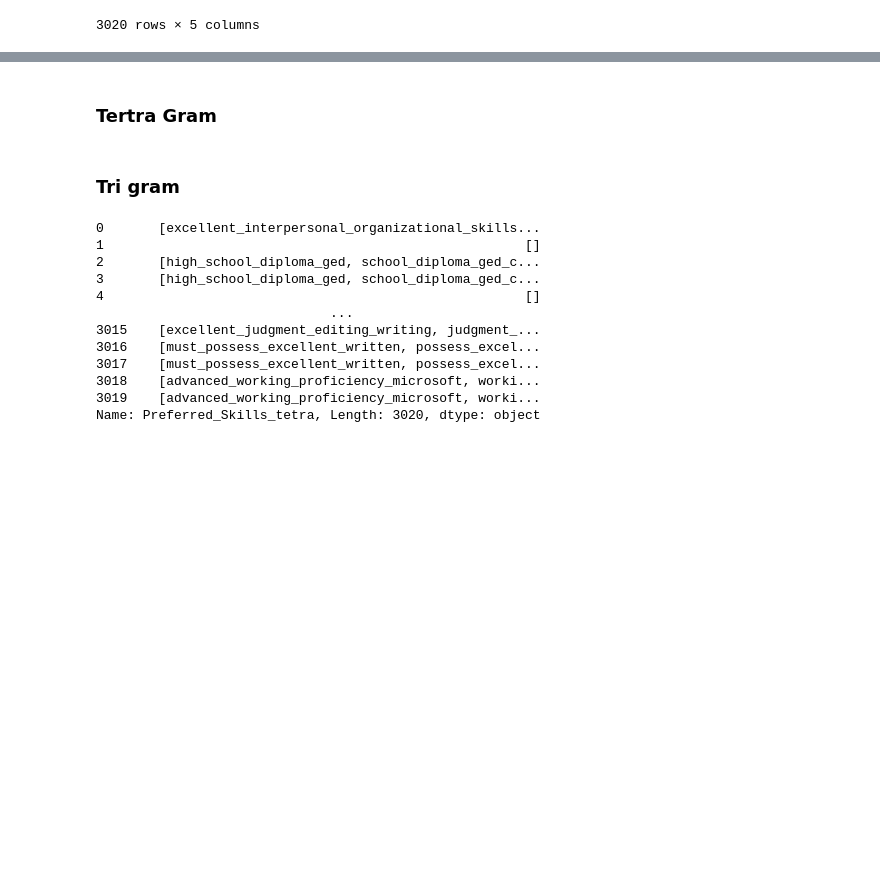
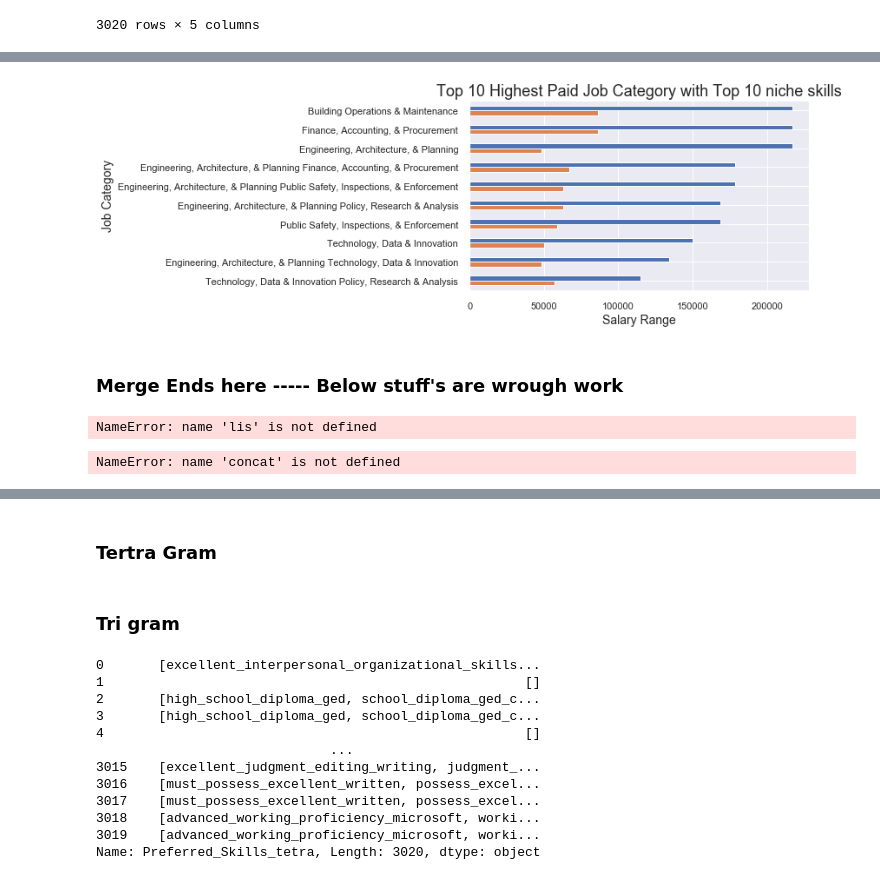
Before and after one commit to Data-Citadel/IDS_GROUP006, a Jupyter notebook: IDS_try.ipynb, the cells around one changed output, grey strips where cells are left out. Cells and saved outputs as stored; diff of their text form; code cells hidden in the pictures; blank space fills up the shorter version.

```diff
--- a/IDS_try.ipynb
+++ b/IDS_try.ipynb
@@ -293,0 +400,27 @@ def pentagram(sentence):
+# %%
+## Back track
+# Top Skills -> Preferred Skill Desc -> Job Category
+
+
+top_skils = df_to_display.reset_index(drop=True)
+top_skils['idx_order']=top_skils.index
+
+sub_df['row_index']=sub_df.index
+join_df = sub_df[['Preferred_Skills_tetragram','row_index']].copy()
+
+explode_df = join_df.explode('Preferred_Skills_tetragram')
+df_inner = pd.merge(explode_df,top_skils , on='Preferred_Skills_tetragram', how='inner')
+
+df_joined=df_inner.groupby('row_index').agg(skills_list=('Preferred_Skills_tetragram', list)).reset_index(drop=False)
+j1=pd.merge(sub_df,df_joined , on='row_index', how='inner')
+
+df_jc=pd.merge(posting_data,j1 , on='Preferred_Skillsnew', how='inner')[['row_id','Salary_Range_From','Salary_Range_To','Job_Category','skills_list']]
+
+df_jc_final = df_jc.groupby('Job_Category').agg(
+    count=('row_id', 'count'),
+    salary_from=('Salary_Range_From', min),
+    salary_to=('Salary_Range_To', max),
+    skills_list=('skills_list', list))
+
+flatten = lambda lis: list(set([item for sublist in lis for item in sublist]))
+df_jc_final
@@ -293,0 +447,27 @@ def pentagram(sentence):
+# %%
+# Picking Top 10 job category based on occurance
+df_jc_sk = df_jc_final.sort_values(['salary_to','salary_from'], ascending=False).reset_index(drop=False).iloc[:10]
+df_jc_sk = df_jc_sk[['Job_Category','salary_to','salary_from']]
+df_jc_sk.index=df_jc_sk['Job_Category']
+# %%
+fig, barax = plt.subplots(figsize=(7,4))
+df_jc_sk.plot(ax=barax, kind='barh', legend = False)
+
+barax.set_title("Top 10 Highest Paid Job Category with Top 10 niche skills", fontsize=18)
+barax.set_ylabel("Job Category", fontsize=14)
+barax.set_xlabel("Salary Range", fontsize=14)
+# barax.legend(bbox_to_anchor=(1.0, 1.00))
+barax.invert_yaxis()
+plt.show()
+# %% [output]
+[figure, added]
+# %% [markdown]
+### Merge Ends here ----- Below stuff's are wrough work
+# %%
+list(set([item for sublist in lis for item in sublist]))
+# %% [output]
+NameError: name 'lis' is not defined
+# %%
+[list(i) for i in set(tuple(i) for i in lis)]
+# %% [output]
+NameError: name 'concat' is not defined
```
Also changed, not shown: parts of 29 cells of this notebook.
